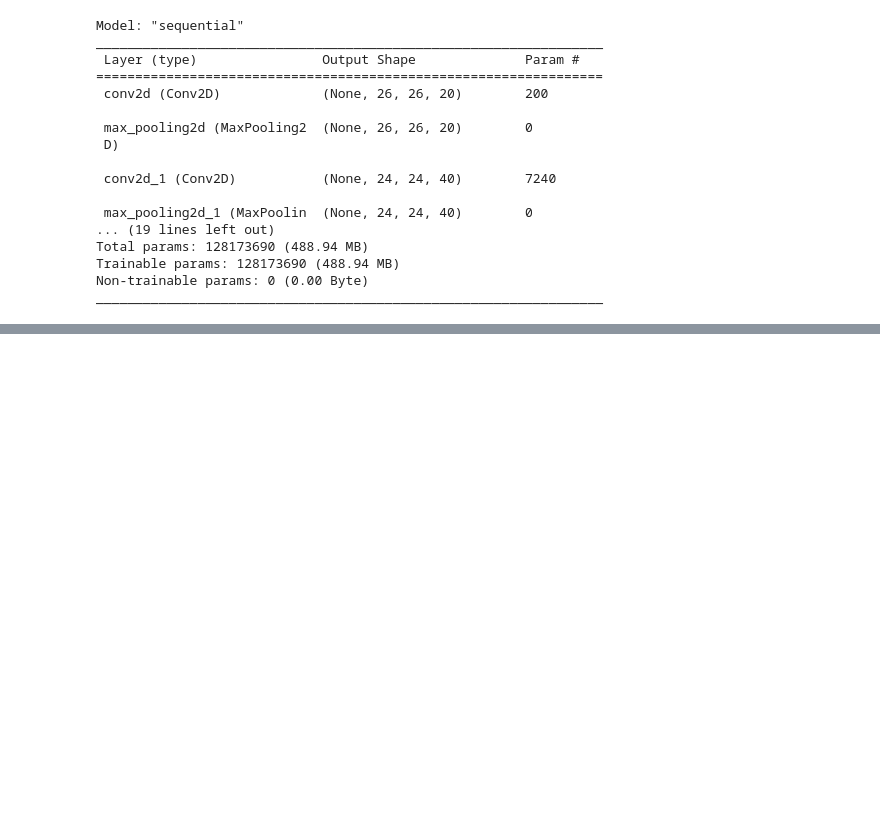
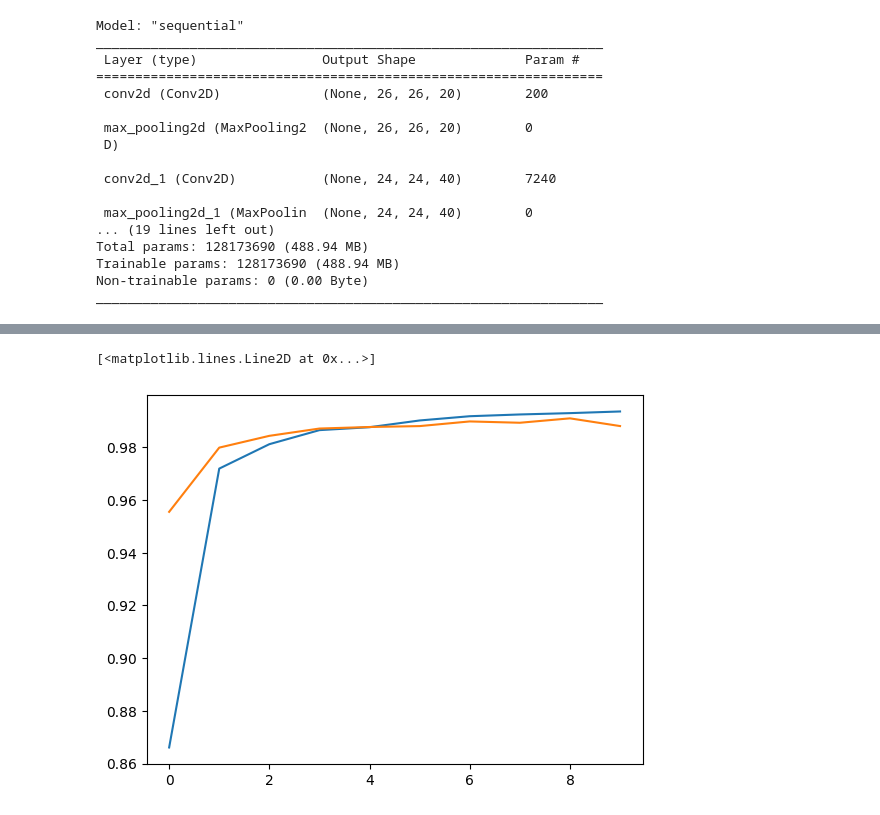
Before and after one commit to Abhijeet399/DS_Live_Oct_23, a Jupyter notebook: Lec32/CNN_TensorFlow_MNIST.ipynb, the cells around one changed output, grey strips where cells are left out. Cells and saved outputs as stored; diff of their text form; code cells hidden in the pictures; blank space fills up the shorter version.

```diff
--- a/Lec32/CNN_TensorFlow_MNIST.ipynb
+++ b/Lec32/CNN_TensorFlow_MNIST.ipynb
@@ -104,0 +135,6 @@ KeyboardInterrupt
+# %%
+plt.plot(hist.history['precision'])
+plt.plot(hist.history['val_precision'])
+# %% [output]
+[<matplotlib.lines.Line2D at 0x...>]
+[figure, added]
```
Also changed, not shown: parts of 8 cells of this notebook.
